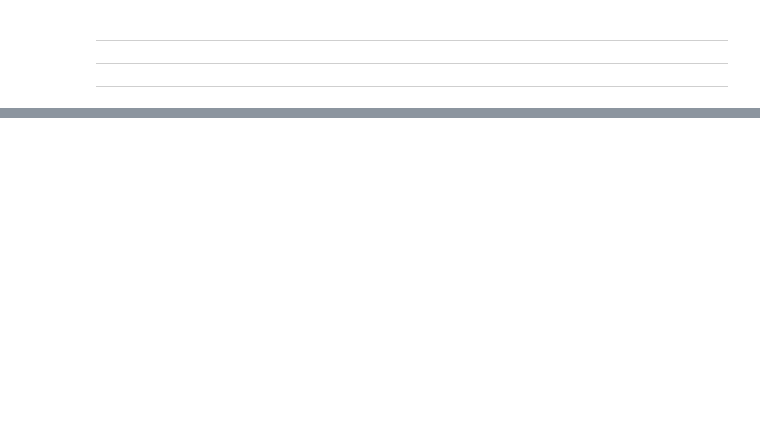
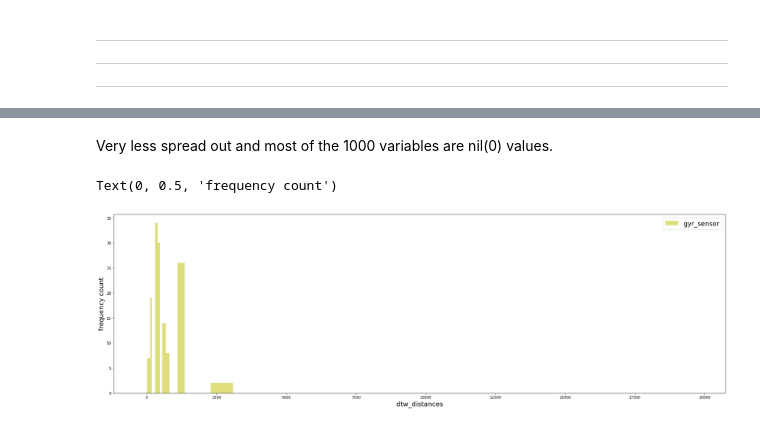
Before and after one commit to sdasmaha/Ml_Engineers_445, a Jupyter notebook: C_ML4IOT_COLAB.ipynb, the cells around one changed output, grey strips where cells are left out. Saved outputs shown, nothing was run; the diff lists cells and outputs as text; code cells hidden in the pictures; blank space fills up the shorter version.

```diff
--- a/C_ML4IOT_COLAB.ipynb
+++ b/C_ML4IOT_COLAB.ipynb
@@ -1003,0 +1137,8 @@ array([   0.        , 6024.16060084, 6838.86187399, 5715.24609935,
+# %%
+results_final_dtw_gyr = []
+for i in dtw_gyr_sensor:
+    i = np.sort(i)
+    i = i[::-1]
+    results_final_dtw_gyr.append(i)
+
+np.hstack(results_final_dtw_gyr)
@@ -1007,0 +1268,11 @@ print(results10)
+# %% [markdown]
+Very less spread out and most of the 1000 variables are nil(0) values.
+# %%
+pyplot.hist(results_final_dtw_gyr, bins,facecolor = 'y',alpha=0.5, label='gyr_sensor')
+
+pyplot.legend(loc='upper right',fontsize=18)
+pyplot.xlabel("dtw_distances",fontsize=18)
+pyplot.ylabel("frequency count",fontsize=18)
+# %% [output]
+Text(0, 0.5, 'frequency count')
+[figure, added]
```
Also changed, not shown: parts of 74 cells of this notebook.
